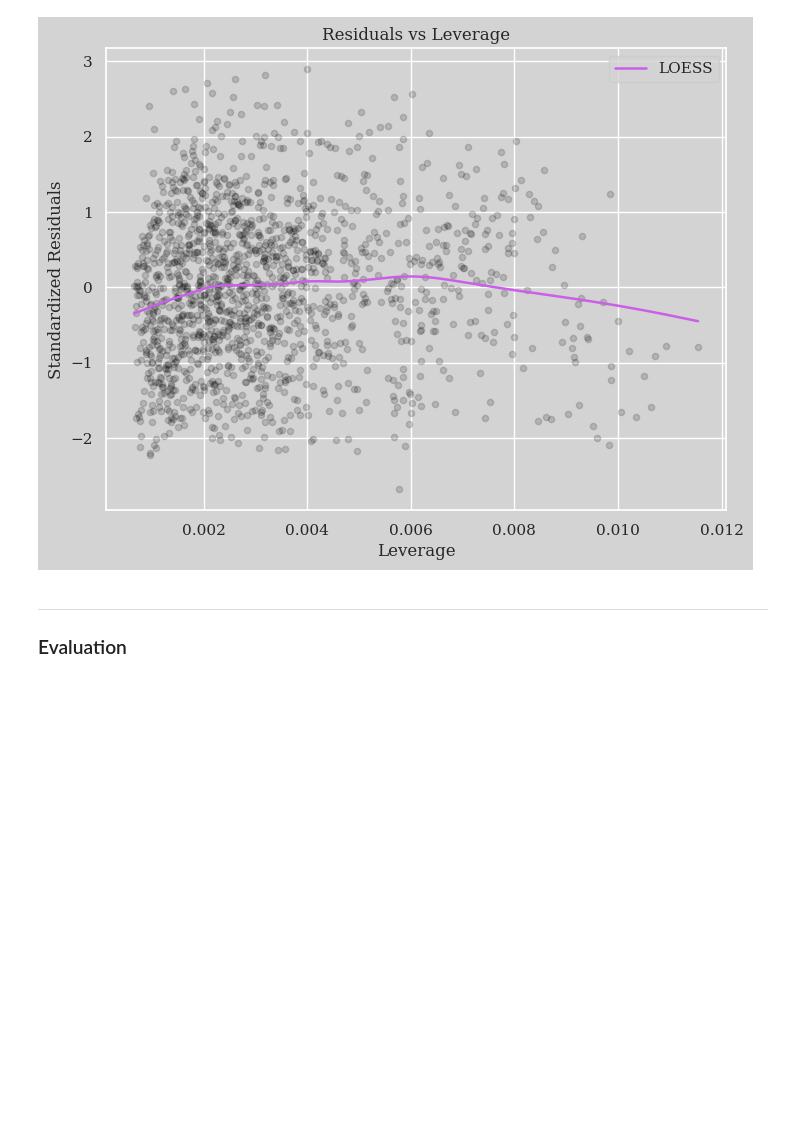
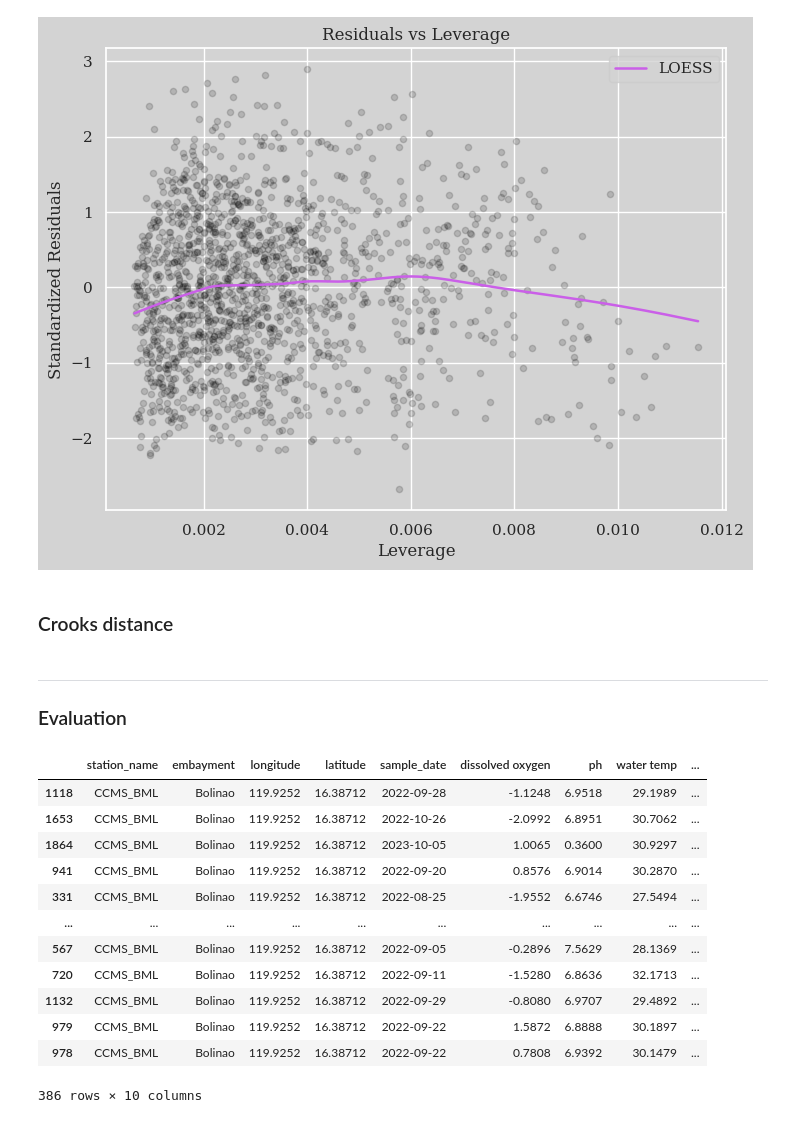
Before and after one commit to RomandRapido/LinMod, a Jupyter notebook: FinalProj/eda.ipynb, the cells around one changed output. Saved outputs shown, nothing was run; the diff lists cells and outputs as text; code cells hidden in the pictures; blank space fills up the shorter version.

```diff
--- a/FinalProj/eda.ipynb
+++ b/FinalProj/eda.ipynb
@@ -797,7 +800,25 @@ plt.legend()
 plt.show()
 # %% [output]
 [figure]
+# %% [markdown]
+### Crooks distance
 # %% [markdown]
 ---
 
 ### Evaluation
+# %%
+df_test
+# %% [output]
+|  | station_name | embayment | longitude | latitude | sample_date | dissolved oxygen | ph | water temp | ... |
+| 1118 | CCMS_BML | Bolinao | 119.9252 | 16.38712 | 2022-09-28 | -1.1248 | 6.9518 | 29.1989 | ... |
+| 1653 | CCMS_BML | Bolinao | 119.9252 | 16.38712 | 2022-10-26 | -2.0992 | 6.8951 | 30.7062 | ... |
+| 1864 | CCMS_BML | Bolinao | 119.9252 | 16.38712 | 2023-10-05 | 1.0065 | 0.3600 | 30.9297 | ... |
+| 941 | CCMS_BML | Bolinao | 119.9252 | 16.38712 | 2022-09-20 | 0.8576 | 6.9014 | 30.2870 | ... |
+| 331 | CCMS_BML | Bolinao | 119.9252 | 16.38712 | 2022-08-25 | -1.9552 | 6.6746 | 27.5494 | ... |
+| ... | ... | ... | ... | ... | ... | ... | ... | ... | ... |
+| 567 | CCMS_BML | Bolinao | 119.9252 | 16.38712 | 2022-09-05 | -0.2896 | 7.5629 | 28.1369 | ... |
+| 720 | CCMS_BML | Bolinao | 119.9252 | 16.38712 | 2022-09-11 | -1.5280 | 6.8636 | 32.1713 | ... |
+| 1132 | CCMS_BML | Bolinao | 119.9252 | 16.38712 | 2022-09-29 | -0.8080 | 6.9707 | 29.4892 | ... |
+| 979 | CCMS_BML | Bolinao | 119.9252 | 16.38712 | 2022-09-22 | 1.5872 | 6.8888 | 30.1897 | ... |
+| 978 | CCMS_BML | Bolinao | 119.9252 | 16.38712 | 2022-09-22 | 0.7808 | 6.9392 | 30.1479 | ... |
+386 rows × 10 columns
```
Also changed, not shown: parts of 13 cells of this notebook, 1 other file.
